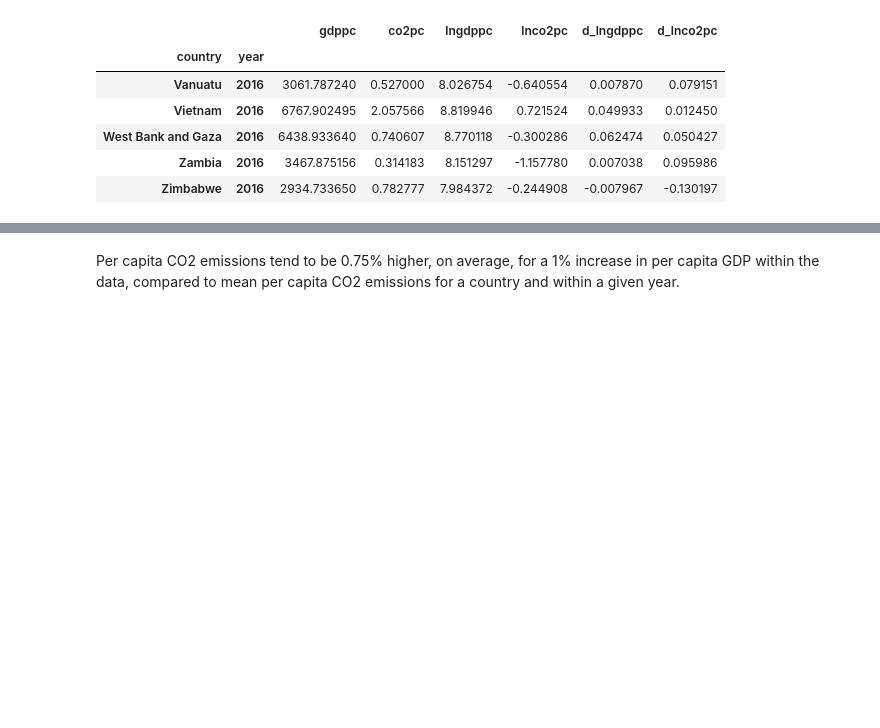
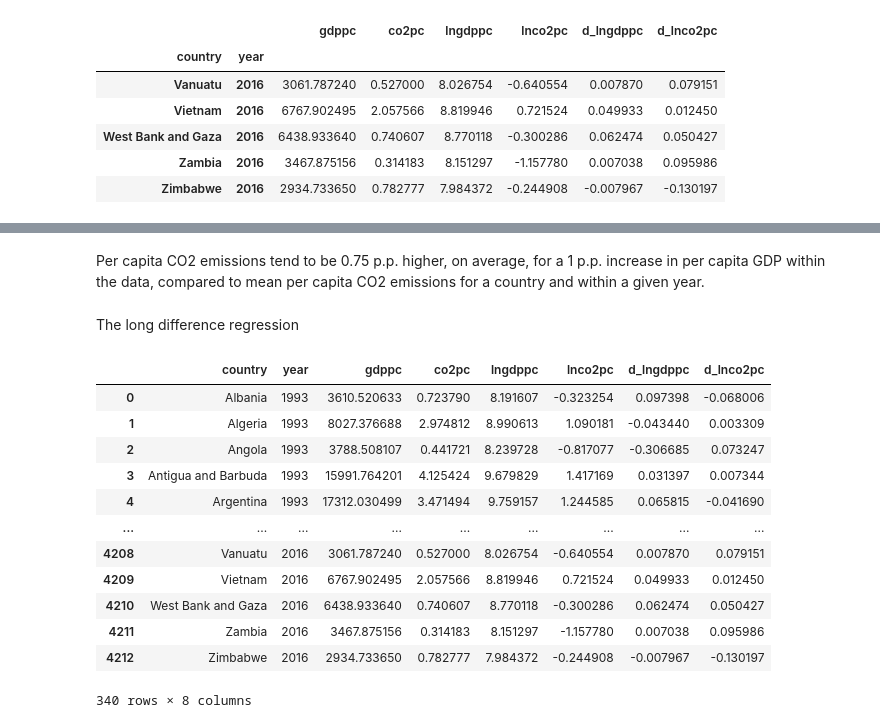
Before and after one commit to Swdenis/CO2emissions-GDP, a Jupyter notebook: code_2.ipynb, the cells around one changed output, grey strips where cells are left out. Saved outputs shown, nothing was run; the diff lists cells and outputs as text; code cells hidden in the pictures; blank space fills up the shorter version.

```diff
--- a/code_2.ipynb
+++ b/code_2.ipynb
@@ -542,4 +550,22 @@ P-value: 0.0000
 Distribution: F(214,4300)
 Included effects: Entity, Time
 # %% [markdown]
-Per capita CO2 emissions tend to be 0.75% higher, on average, for a 1% increase in per capita GDP within the data, compared to mean per capita CO2 emissions for a country and within a given year.
+Per capita CO2 emissions tend to be 0.75 p.p. higher, on average, for a 1 p.p. increase in per capita GDP within the data, compared to mean per capita CO2 emissions for a country and within a given year.
+# %% [markdown]
+The long difference regression
+# %%
+temp.query("year == 1993 | year == 2016")
+# %% [output]
+|  | country | year | gdppc | co2pc | lngdppc | lnco2pc | d_lngdppc | d_lnco2pc |
+| 0 | Albania | 1993 | 3610.520633 | 0.723790 | 8.191607 | -0.323254 | 0.097398 | -0.068006 |
+| 1 | Algeria | 1993 | 8027.376688 | 2.974812 | 8.990613 | 1.090181 | -0.043440 | 0.003309 |
+| 2 | Angola | 1993 | 3788.508107 | 0.441721 | 8.239728 | -0.817077 | -0.306685 | 0.073247 |
+| 3 | Antigua and Barbuda | 1993 | 15991.764201 | 4.125424 | 9.679829 | 1.417169 | 0.031397 | 0.007344 |
+| 4 | Argentina | 1993 | 17312.030499 | 3.471494 | 9.759157 | 1.244585 | 0.065815 | -0.041690 |
+| ... | ... | ... | ... | ... | ... | ... | ... | ... |
+| 4208 | Vanuatu | 2016 | 3061.787240 | 0.527000 | 8.026754 | -0.640554 | 0.007870 | 0.079151 |
+| 4209 | Vietnam | 2016 | 6767.902495 | 2.057566 | 8.819946 | 0.721524 | 0.049933 | 0.012450 |
+| 4210 | West Bank and Gaza | 2016 | 6438.933640 | 0.740607 | 8.770118 | -0.300286 | 0.062474 | 0.050427 |
+| 4211 | Zambia | 2016 | 3467.875156 | 0.314183 | 8.151297 | -1.157780 | 0.007038 | 0.095986 |
+| 4212 | Zimbabwe | 2016 | 2934.733650 | 0.782777 | 7.984372 | -0.244908 | -0.007967 | -0.130197 |
+340 rows × 8 columns
```
Also changed, not shown: parts of 16 cells of this notebook, 4 other files.
